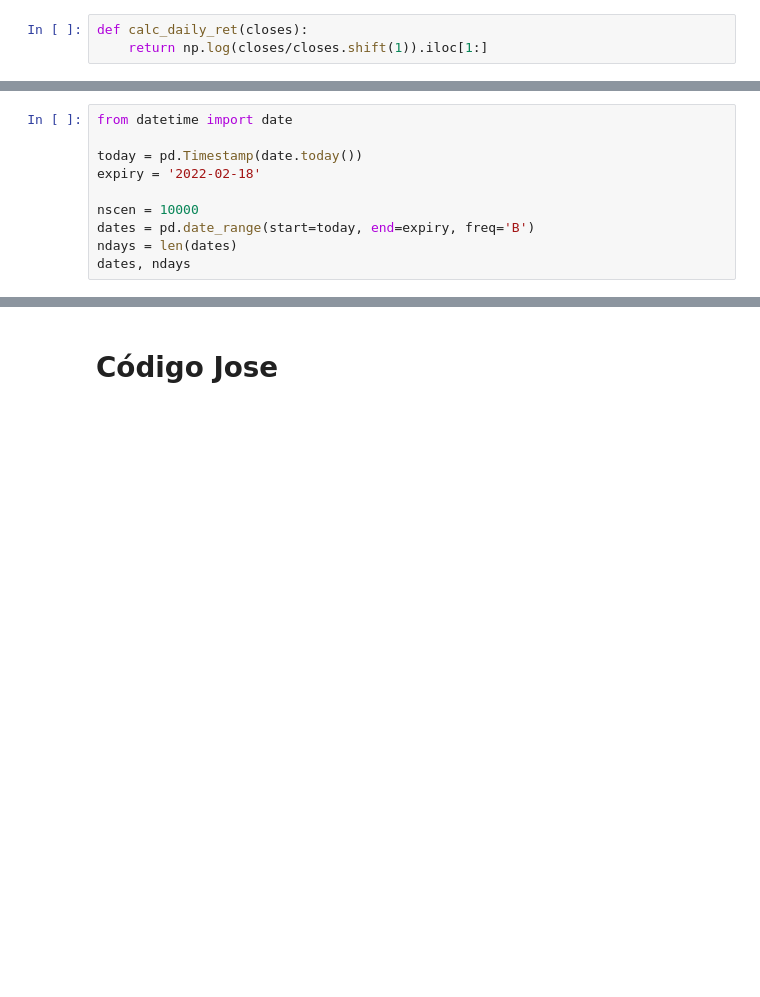
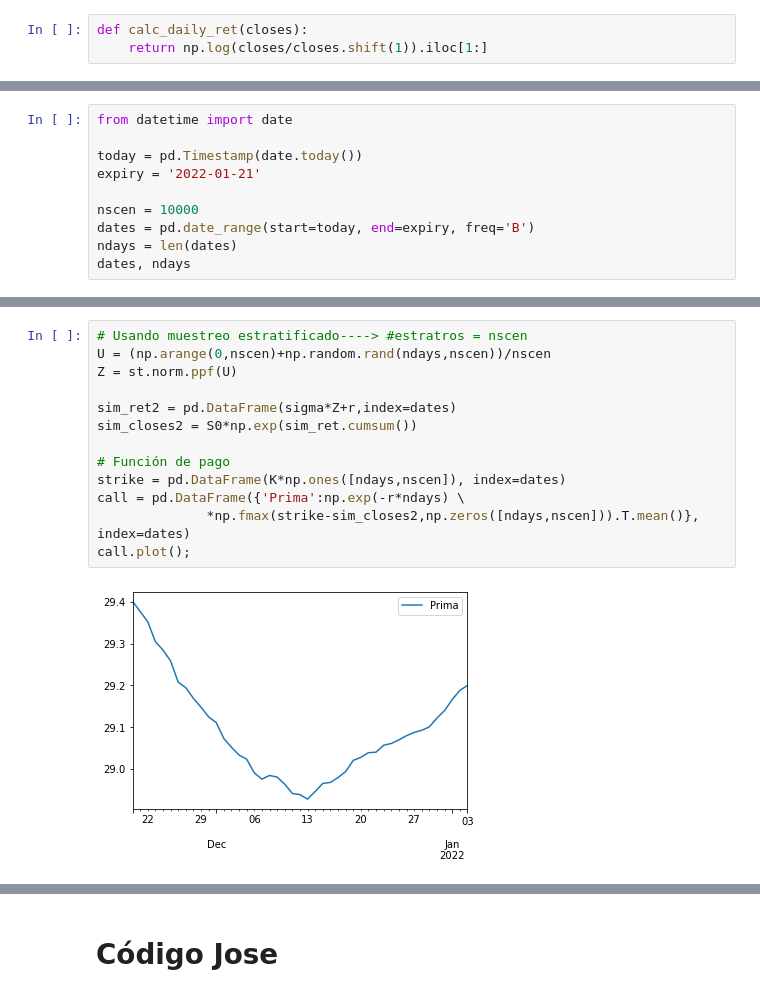
Before and after one commit to IvanArellanoRuelas/SPF_Tarea8_IArellano_JMayagoitia, a Jupyter notebook: Tarea8_IArellano_JMayagoitia.ipynb, the cells around one changed output, grey strips where cells are left out. Drawn from its saved outputs; the diff is of its cells as text; blank space fills up the shorter version.

```diff
--- a/Tarea8_IArellano_JMayagoitia.ipynb
+++ b/Tarea8_IArellano_JMayagoitia.ipynb
@@ -102,7 +107,7 @@ Ri
 from datetime import date
 
 today = pd.Timestamp(date.today())
-expiry = '2022-02-18'
+expiry = '2022-01-21'
 
 nscen = 10000
 dates = pd.date_range(start=today, end=expiry, freq='B')
@@ -150,0 +329,15 @@ Ri_dt.cumprod()
+# %%
+# Usando muestreo estratificado----> #estratros = nscen
+U = (np.arange(0,nscen)+np.random.rand(ndays,nscen))/nscen
+Z = st.norm.ppf(U)
+
+sim_ret2 = pd.DataFrame(sigma*Z+r,index=dates)
+sim_closes2 = S0*np.exp(sim_ret.cumsum())
+
+# Función de pago
+strike = pd.DataFrame(K*np.ones([ndays,nscen]), index=dates)
+call = pd.DataFrame({'Prima':np.exp(-r*ndays) \
+              *np.fmax(strike-sim_closes2,np.zeros([ndays,nscen])).T.mean()}, index=dates)
+call.plot();
+# %% [output]
+[figure, added]
```
Also changed, not shown: parts of 43 cells of this notebook.
